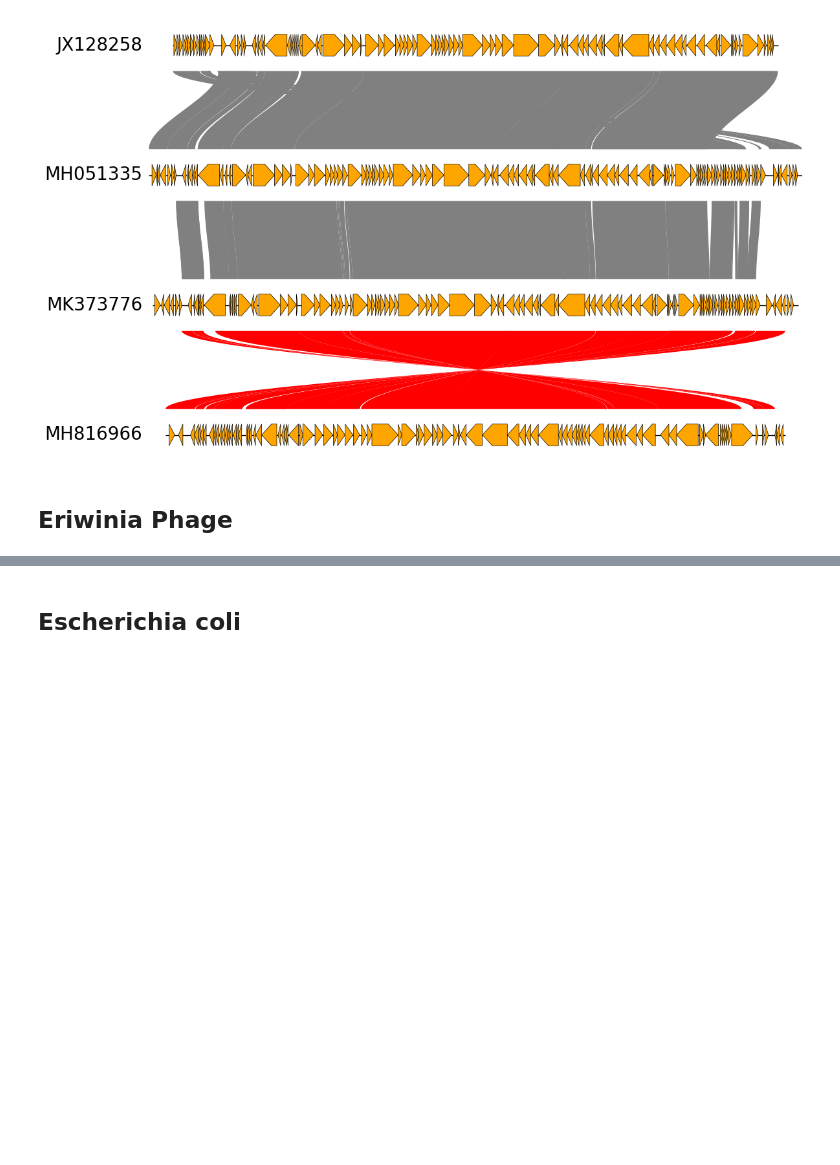
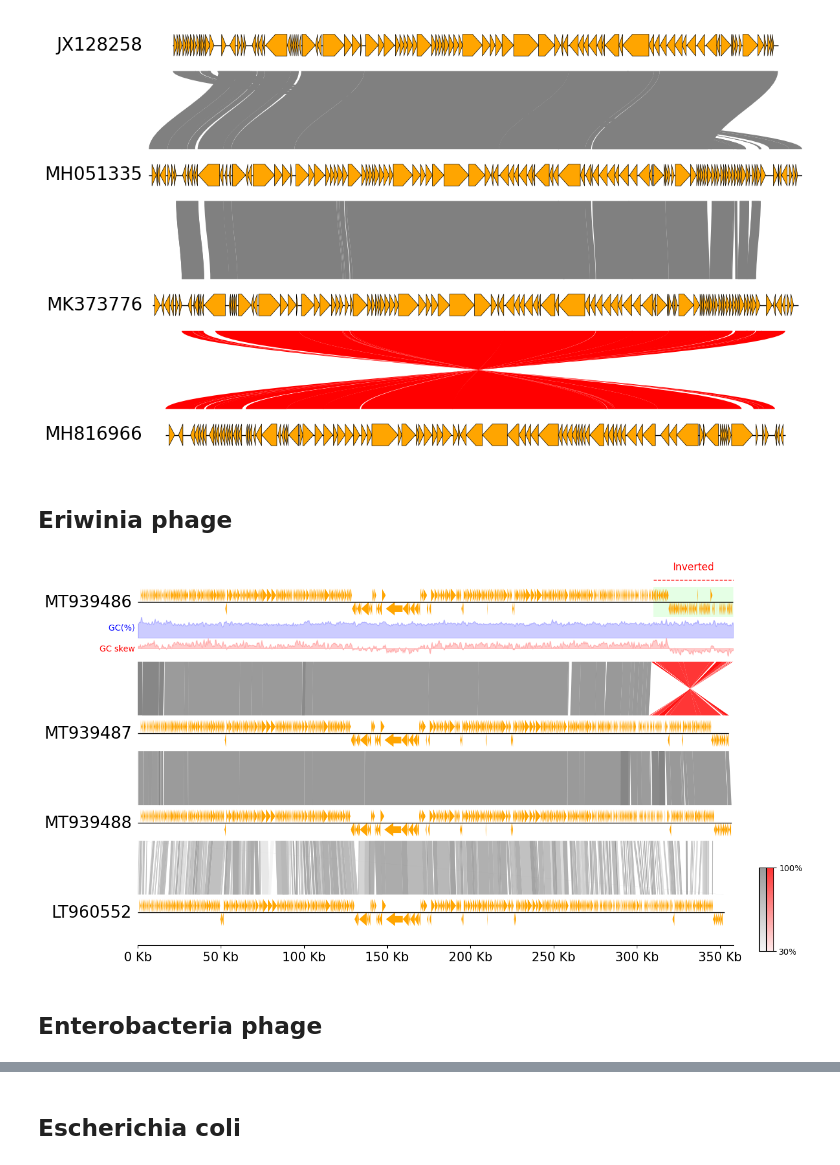
Before and after one commit to moshi4/pyGenomeViz, a Jupyter notebook: docs/examples/gallery_example.ipynb, the cells around one changed output, grey strips where cells are left out. Saved outputs shown, nothing was run; the diff lists cells and outputs as text; code cells hidden in the pictures; blank space fills up the shorter version.

```diff
--- a/docs/examples/gallery_example.ipynb
+++ b/docs/examples/gallery_example.ipynb
@@ -29,5 +29,68 @@ fig = gv.plotfig()
 # %% [output]
 [figure]
 # %% [markdown]
-## Eriwinia Phage
+## Eriwinia phage
+# %%
+from pygenomeviz import Genbank, GenomeViz, load_dataset
+
+gv = GenomeViz(
+    fig_width=12,
+    fig_track_height=0.7,
+    feature_track_ratio=0.5,
+    tick_track_ratio=0.3,
+    tick_style="axis",
+)
+
+gbk_files, links = load_dataset("erwinia_phage")
+gbk_list = [Genbank(gbk_file) for gbk_file in gbk_files]
+for gbk in gbk_list:
+    track = gv.add_feature_track(gbk.name, gbk.genome_length)
+    track.add_genbank_features(gbk, plotstyle="arrow")
+
+min_identity = int(min(link.identity for link in links))
+for link in links:
+    link_data1 = (link.ref_name, link.ref_start, link.ref_end)
+    link_data2 = (link.query_name, link.query_start, link.query_end)
+    gv.add_link(link_data1, link_data2, v=link.identity, vmin=min_identity)
+
+# Add subtracks to top track for plotting 'GC content' & 'GC skew'
+gv.add_feature_subtrack(gv.top_track.name, "gc_content", ratio=0.7)
+gv.add_feature_subtrack(gv.top_track.name, "gc_skew", ratio=0.7)
+
+fig = gv.plotfig()
+
+# Add label annotation to top track
+top_track = gv.top_track  # or, gv.get_track("MT939486") or gv.get_tracks()[0]
+label, start, end = "Inverted", 310000 + top_track.offset, 358000 + top_track.offset
+center = int((start + end) / 2)
+top_track.ax.hlines(1.5, start, end, colors="red", linewidth=1, linestyles="dashed", clip_on=False)
+top_track.ax.text(center, 2.0, label, fontsize=12, color="red", ha="center", va="bottom")
+
+# Add fillbox to top track
+x, y = (start, start, end, end), (1, -1, -1, 1)
+top_track.ax.fill(x, y, fc="lime", linewidth=0, alpha=0.1, zorder=-10)
+
+# Plot GC content for top track
+gc_content_ax = gv.top_track.subtracks[0].ax  # or, gv.get_track("gc_content").ax
+pos_list, gc_content_list = gbk_list[0].calc_gc_content()
+gc_content_ax.set_ylim(bottom=0, top=max(gc_content_list))
+pos_list += gv.top_track.offset  # Offset is required if align_type is not 'left'
+gc_content_ax.fill_between(pos_list, gc_content_list, alpha=0.2, color="blue")
+gc_content_ax.text(gv.top_track.offset, max(gc_content_list) / 2, "GC(%) ", ha="right", va="center", color="blue")
+
+# Plot GC skew for top track
+gc_skew_ax = gv.top_track.subtracks[1].ax  # or, gv.get_track("gc_skew").ax
+pos_list, gc_skew_list = gbk_list[0].calc_gc_skew()
+gc_skew_abs_max = max(abs(gc_skew_list))
+gc_skew_ax.set_ylim(bottom=-gc_skew_abs_max, top=gc_skew_abs_max)
+pos_list += gv.top_track.offset  # Offset is required if align_type is not 'left'
+gc_skew_ax.fill_between(pos_list, gc_skew_list, alpha=0.2, color="red")
+gc_skew_ax.text(gv.top_track.offset, 0, "GC skew ", ha="right", va="center", color="red")
+
+# Set coloarbar for link
+gv.set_colorbar(fig, vmin=min_identity)
+# %% [output]
+[figure, added]
+# %% [markdown]
+## Enterobacteria phage
 # %%
```
Also changed, not shown: parts of 5 cells of this notebook, 6 other files.
